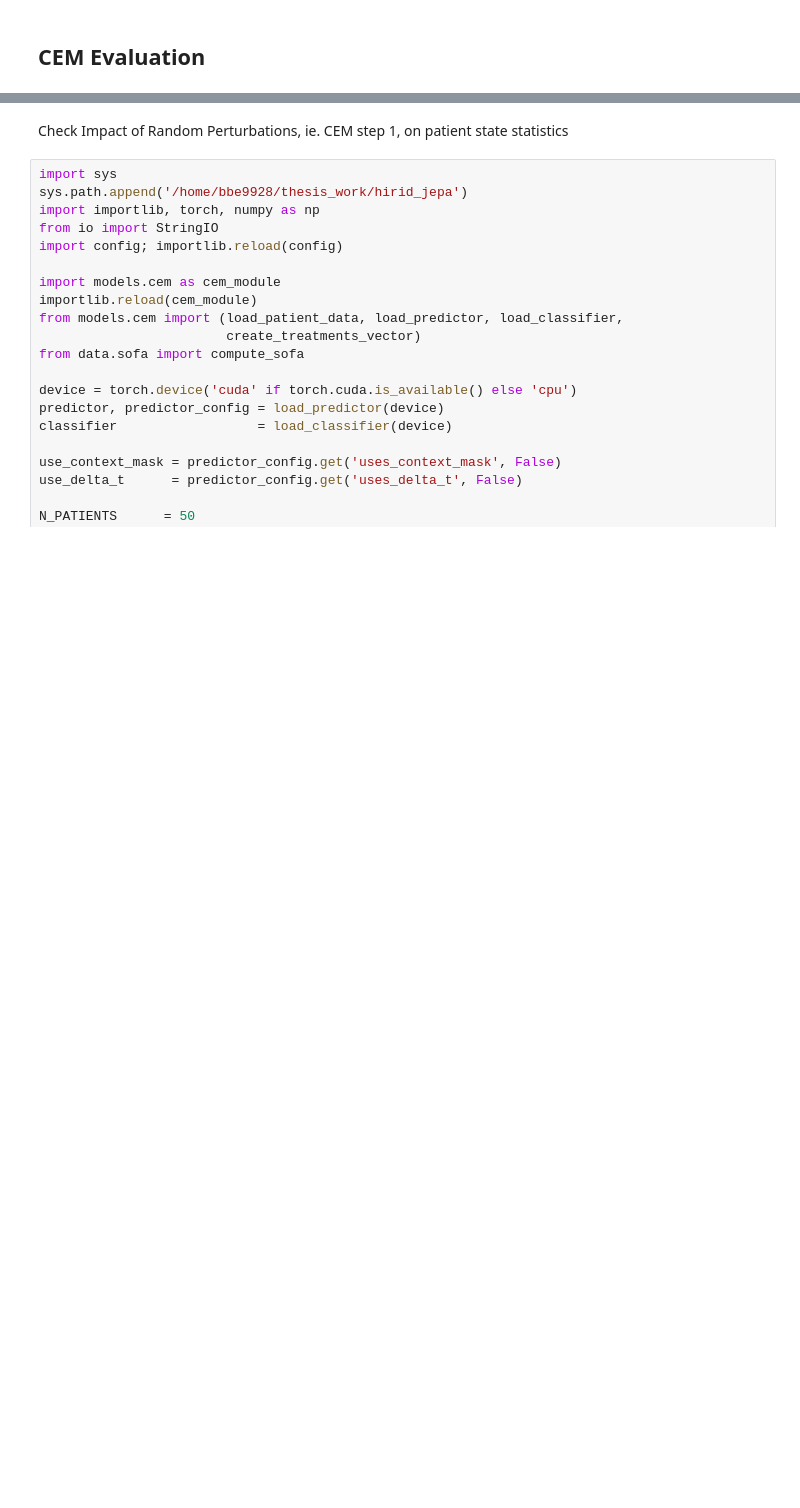
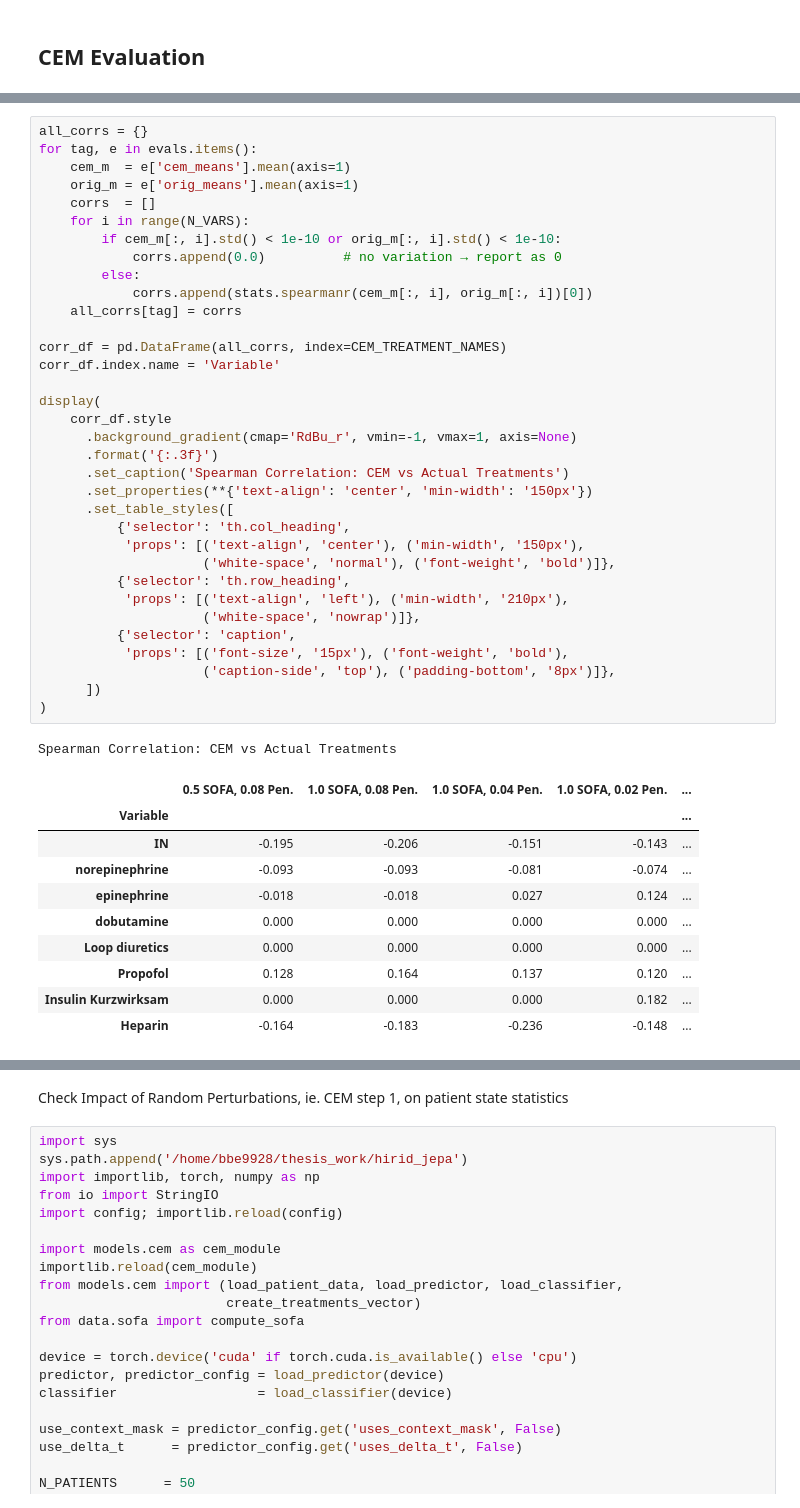
Before and after one commit to david-ege/Exploring-World-Models-for-Virtual-Patient-Simulation-in-Critical-Care, a Jupyter notebook: common_stage_exploration.ipynb, the cells around one changed output, grey strips where cells are left out. Drawn from its saved outputs; the diff is of its cells as text; blank space fills up the shorter version.

```diff
--- a/common_stage_exploration.ipynb
+++ b/common_stage_exploration.ipynb
@@ -2,0 +101,46 @@
+# %%
+all_corrs = {}
+for tag, e in evals.items():
+    cem_m  = e['cem_means'].mean(axis=1)
+    orig_m = e['orig_means'].mean(axis=1)
+    corrs  = []
+    for i in range(N_VARS):
+        if cem_m[:, i].std() < 1e-10 or orig_m[:, i].std() < 1e-10:
+            corrs.append(0.0)          # no variation → report as 0
+        else:
+            corrs.append(stats.spearmanr(cem_m[:, i], orig_m[:, i])[0])
+    all_corrs[tag] = corrs
+
+corr_df = pd.DataFrame(all_corrs, index=CEM_TREATMENT_NAMES)
+corr_df.index.name = 'Variable'
+
+display(
+    corr_df.style
+      .background_gradient(cmap='RdBu_r', vmin=-1, vmax=1, axis=None)
+      .format('{:.3f}')
+      .set_caption('Spearman Correlation: CEM vs Actual Treatments')
+      .set_properties(**{'text-align': 'center', 'min-width': '150px'})
+      .set_table_styles([
+          {'selector': 'th.col_heading',
+           'props': [('text-align', 'center'), ('min-width', '150px'),
+                     ('white-space', 'normal'), ('font-weight', 'bold')]},
+          {'selector': 'th.row_heading',
+           'props': [('text-align', 'left'), ('min-width', '210px'),
+                     ('white-space', 'nowrap')]},
+          {'selector': 'caption',
+           'props': [('font-size', '15px'), ('font-weight', 'bold'),
+                     ('caption-side', 'top'), ('padding-bottom', '8px')]},
+      ])
+)
+# %% [output]
+Spearman Correlation: CEM vs Actual Treatments
+|  | 0.5 SOFA, 0.08 Pen. | 1.0 SOFA, 0.08 Pen. | 1.0 SOFA, 0.04 Pen. | 1.0 SOFA, 0.02 Pen. | ... |
+| Variable |  |  |  |  | ... |
+| IN | -0.195 | -0.206 | -0.151 | -0.143 | ... |
+| norepinephrine | -0.093 | -0.093 | -0.081 | -0.074 | ... |
+| epinephrine | -0.018 | -0.018 | 0.027 | 0.124 | ... |
+| dobutamine | 0.000 | 0.000 | 0.000 | 0.000 | ... |
+| Loop diuretics | 0.000 | 0.000 | 0.000 | 0.000 | ... |
+| Propofol | 0.128 | 0.164 | 0.137 | 0.120 | ... |
+| Insulin Kurzwirksam | 0.000 | 0.000 | 0.000 | 0.182 | ... |
+| Heparin | -0.164 | -0.183 | -0.236 | -0.148 | ... |
```
Also changed, not shown: parts of 4 cells of this notebook, 6 other files.
